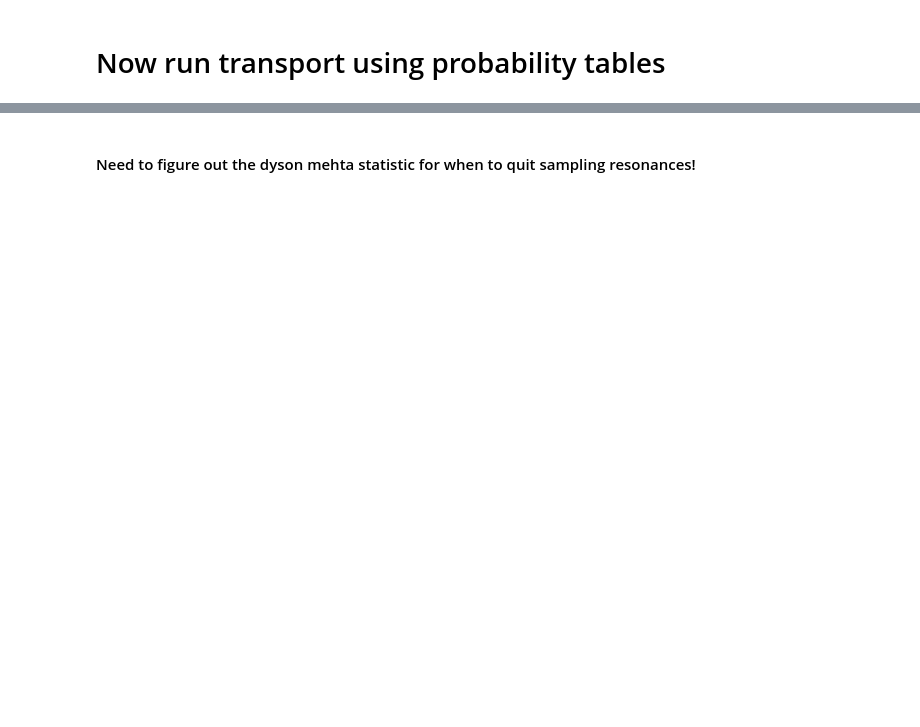
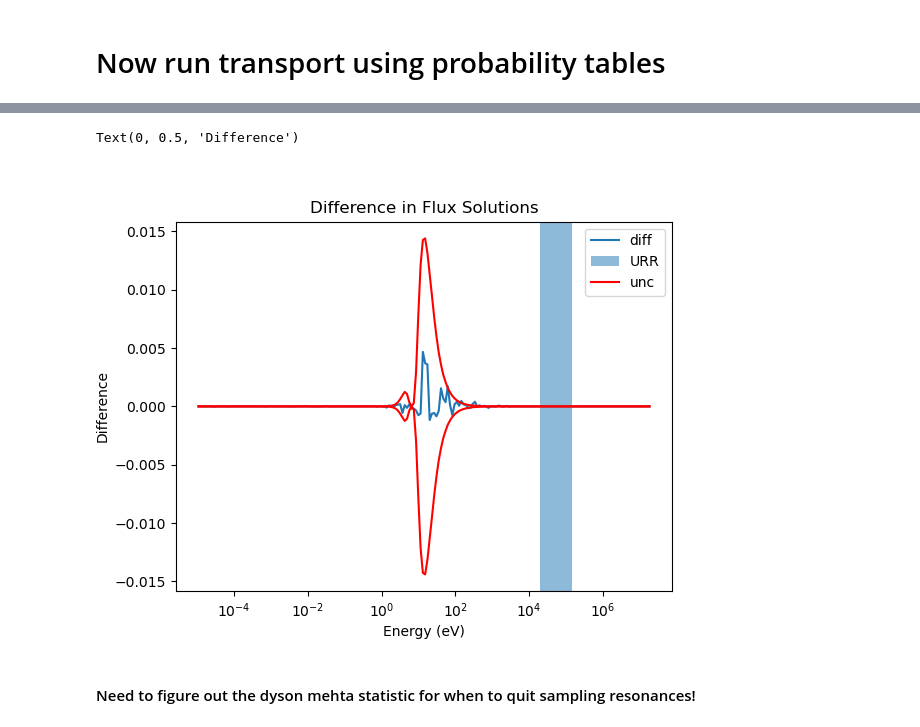
Before and after one commit to Naww137/neutron_transport, a Jupyter notebook: IncludeURR.ipynb, the cells around one changed output, grey strips where cells are left out. Saved outputs shown, nothing was run; the diff lists cells and outputs as text; code cells hidden in the pictures; blank space fills up the shorter version.

```diff
--- a/IncludeURR.ipynb
+++ b/IncludeURR.ipynb
@@ -414,3 +428,21 @@ yscale('log')
+# %%
+figure()
+plot(tally_avg.Ebins, flux_avg[0]-flux_ptables[0], label='diff')
+xscale('log')
+axvspan(xmin=20e3, xmax=149e3, alpha=0.5, label='URR')
+
+err_diff = np.sqrt( flux_avg[1]*(-flux_ptables[0])**2 + flux_ptables[1]*(flux_avg[0])**2 )
+plot(tally_avg.Ebins, 0-err_diff, color='r')
+plot(tally_avg.Ebins, 0+err_diff, color='r', label='unc')
+
+xscale('log')
+legend()
+title('Difference in Flux Solutions')
+xlabel('Energy (eV)')
+ylabel('Difference')
+# %% [output]
+Text(0, 0.5, 'Difference')
+[figure, added]
 # %% [markdown]
 #### Need to figure out the dyson mehta statistic for when to quit sampling resonances!
 # %%
```
Also changed, not shown: parts of 17 cells of this notebook, 1 other file.
